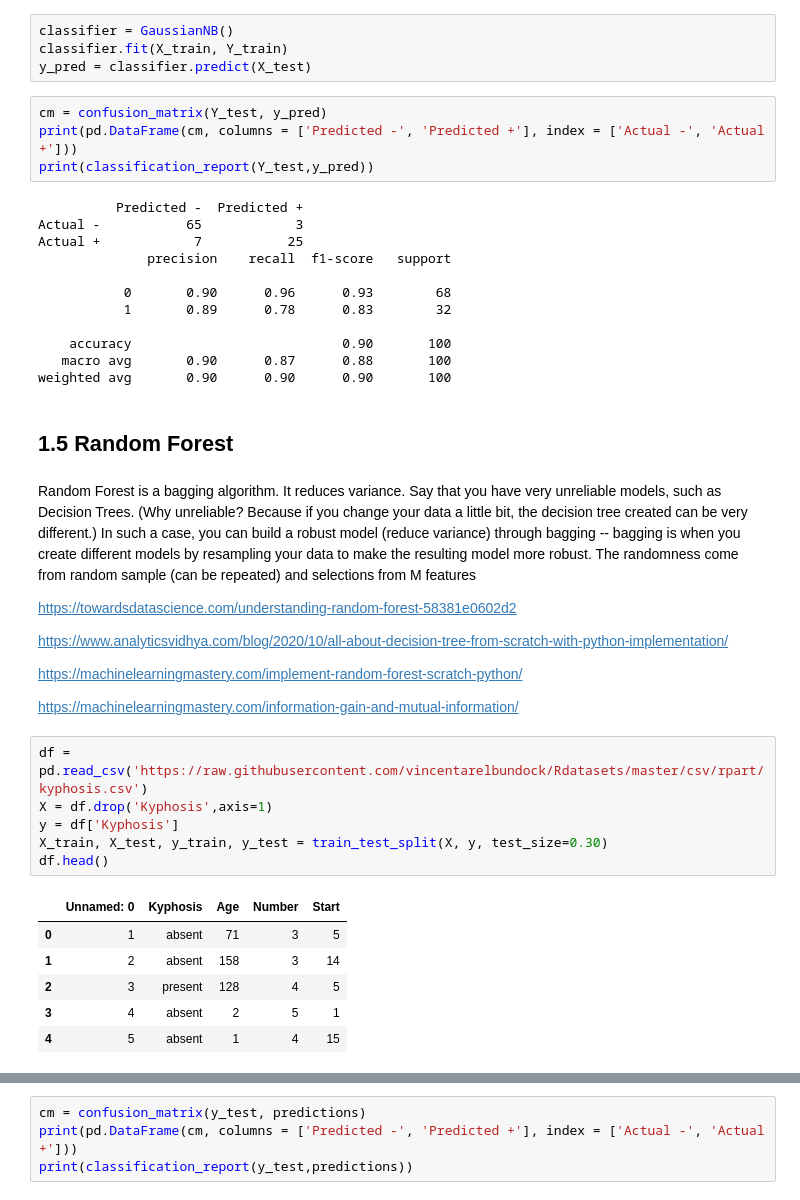
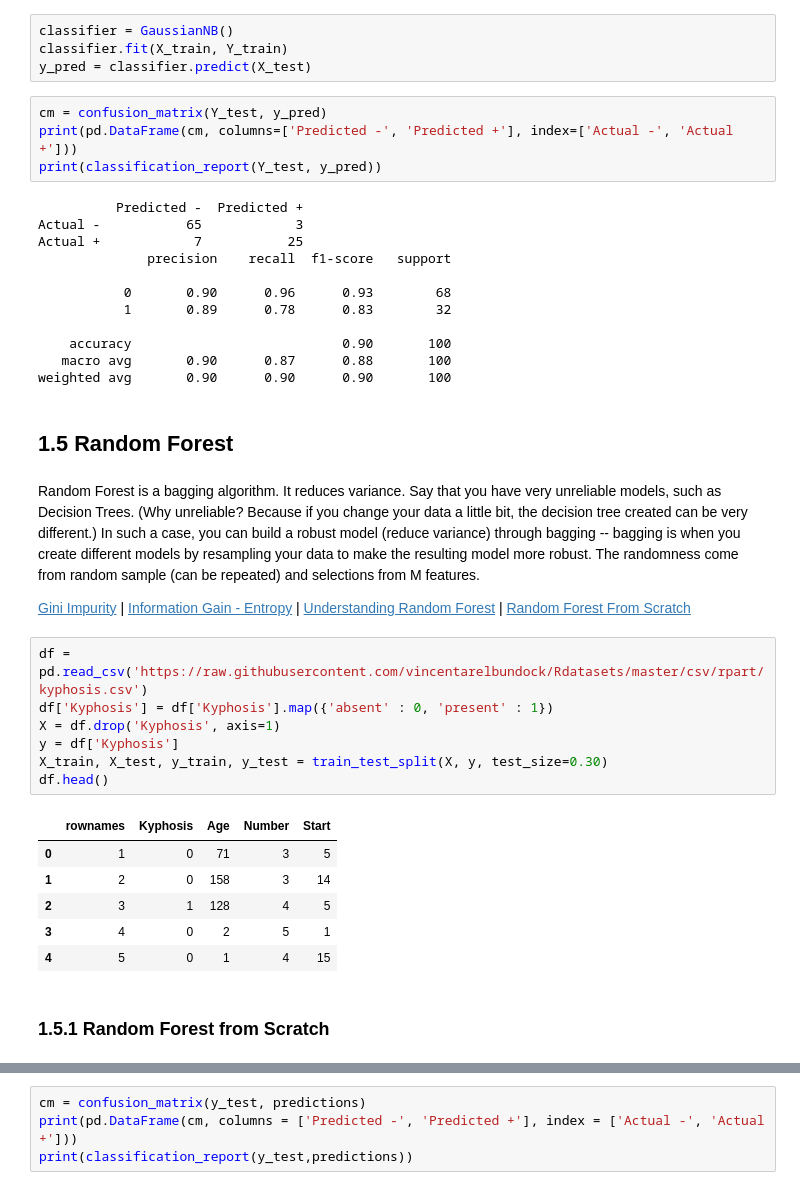
Before and after one commit to ChanCheeKean/DataScience, a Jupyter notebook: 01 - Machine Learning/04 - ML_Supervised Learning.ipynb, the cells around one changed output, grey strips where cells are left out. Cells and saved outputs as stored; diff of their text form.

```diff
--- a/01 - Machine Learning/04 - ML_Supervised Learning.ipynb
+++ b/01 - Machine Learning/04 - ML_Supervised Learning.ipynb
@@ -223,8 +206,8 @@ classifier.fit(X_train, Y_train)
 y_pred = classifier.predict(X_test)
 # %%
 cm = confusion_matrix(Y_test, y_pred)
-print(pd.DataFrame(cm, columns = ['Predicted -', 'Predicted +'], index = ['Actual -', 'Actual +']))
-print(classification_report(Y_test,y_pred))
+print(pd.DataFrame(cm, columns=['Predicted -', 'Predicted +'], index=['Actual -', 'Actual +']))
+print(classification_report(Y_test, y_pred))
 # %% [output]
           Predicted -  Predicted +
 Actual -           65            3
@@ -241,25 +224,24 @@ weighted avg       0.90      0.90      0.90       100
 ## 1.5 Random Forest
 # %% [markdown]
 Random Forest is a bagging algorithm. It reduces variance.
-Say that you have very unreliable models, such as Decision Trees. (Why unreliable? Because if you change your data a little bit, the decision tree created can be very different.) In such a case, you can build a robust model (reduce variance) through bagging -- bagging is when you create different models by resampling your data to make the resulting model more robust. The randomness come from random  sample (can be repeated) and selections from M features
+Say that you have very unreliable models, such as Decision Trees. (Why unreliable? Because if you change your data a little bit, the decision tree created can be very different.) In such a case, you can build a robust model (reduce variance) through bagging -- bagging is when you create different models by resampling your data to make the resulting model more robust. The randomness come from random  sample (can be repeated) and selections from M features.
 
-https://towardsdatascience.com/understanding-random-forest-58381e0602d2
-
-https://www.analyticsvidhya.com/blog/2020/10/all-about-decision-tree-from-scratch-with-python-implementation/
-
-https://machinelearningmastery.com/implement-random-forest-scratch-python/
-
-https://machinelearningmastery.com/information-gain-and-mutual-information/
+[Gini Impurity](https://www.analyticsvidhya.com/blog/2020/10/all-about-decision-tree-from-scratch-with-python-implementation/) | [Information Gain - Entropy](https://machinelearningmastery.com/information-gain-and-mutual-information/)
+| [Understanding Random Forest](https://towardsdatascience.com/understanding-random-forest-58381e0602d2) | [Random Forest From Scratch](https://machinelearningmastery.com/implement-random-forest-scratch-python/
+)
 # %%
 df = pd.read_csv('https://raw.githubusercontent.com/vincentarelbundock/Rdatasets/master/csv/rpart/kyphosis.csv')
-X = df.drop('Kyphosis',axis=1)
+df['Kyphosis'] = df['Kyphosis'].map({'absent' : 0, 'present' : 1})
+X = df.drop('Kyphosis', axis=1)
 y = df['Kyphosis']
 X_train, X_test, y_train, y_test = train_test_split(X, y, test_size=0.30)
 df.head()
 # %% [output]
-|  | Unnamed: 0 | Kyphosis | Age | Number | Start |
-| 0 | 1 | absent | 71 | 3 | 5 |
-| 1 | 2 | absent | 158 | 3 | 14 |
-| 2 | 3 | present | 128 | 4 | 5 |
-| 3 | 4 | absent | 2 | 5 | 1 |
-| 4 | 5 | absent | 1 | 4 | 15 |
+|  | rownames | Kyphosis | Age | Number | Start |
+| 0 | 1 | 0 | 71 | 3 | 5 |
+| 1 | 2 | 0 | 158 | 3 | 14 |
+| 2 | 3 | 1 | 128 | 4 | 5 |
+| 3 | 4 | 0 | 2 | 5 | 1 |
+| 4 | 5 | 0 | 1 | 4 | 15 |
+# %% [markdown]
+### 1.5.1 Random Forest from Scratch
```
Also changed, not shown: parts of 26 cells of this notebook, 3 other files.
